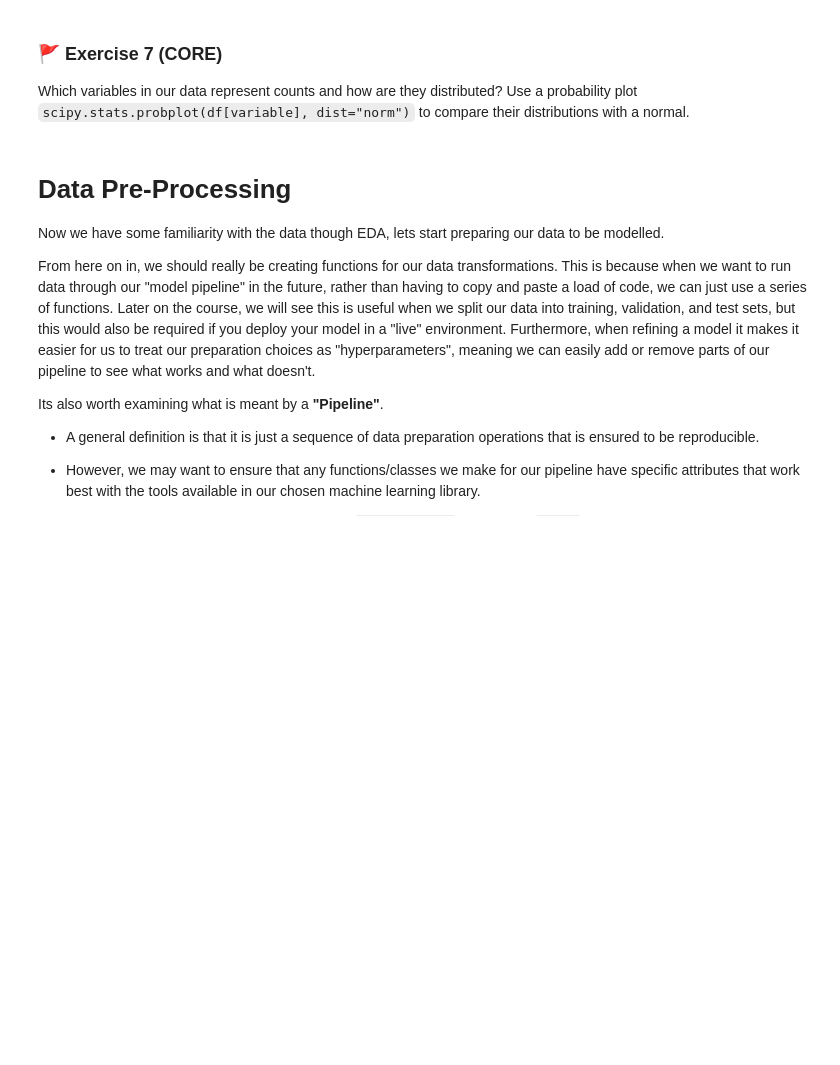
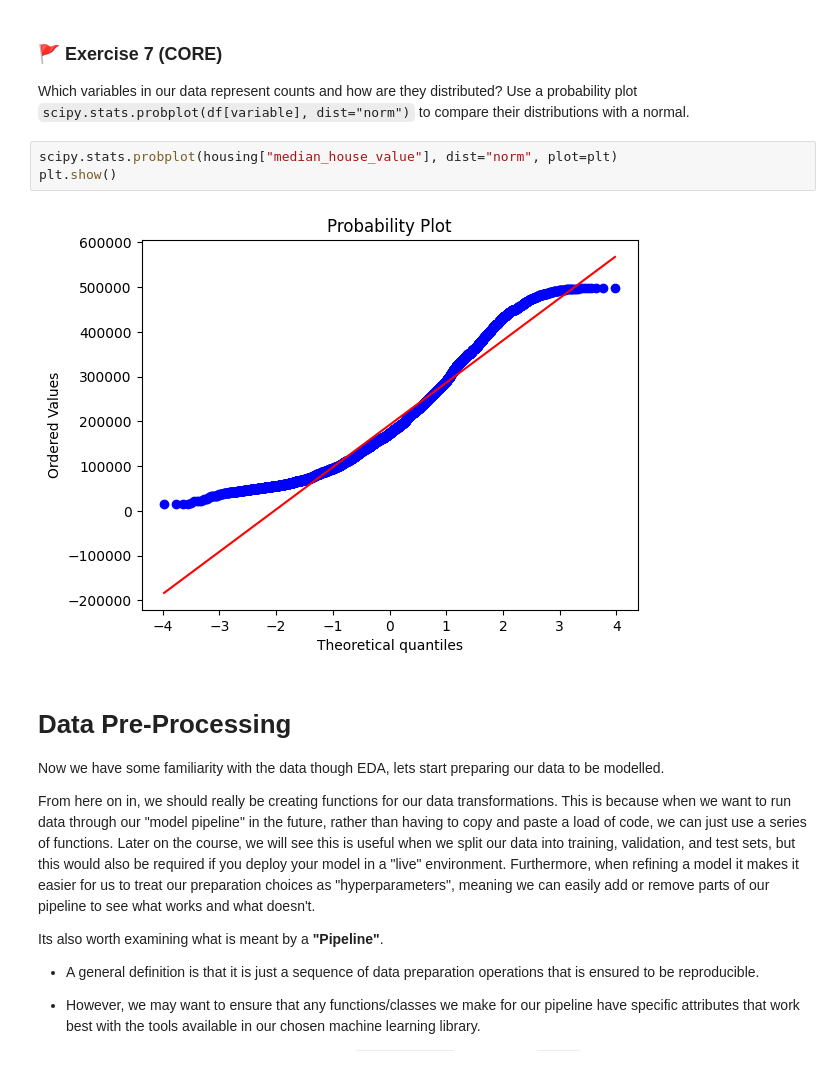
Before and after one commit to kaja-bio/MLPy_2025_week01, a Jupyter notebook: mlp_week01.ipynb, the cells around one changed output. Cells and saved outputs as stored; diff of their text form; blank space fills up the shorter version.

```diff
--- a/mlp_week01.ipynb
+++ b/mlp_week01.ipynb
@@ -190,6 +295,11 @@ Use `sns.pairplot` to further investigate the joint relationship between each pa
 ### 🚩 Exercise 7 (CORE)
 
 Which variables in our data represent counts and how are they distributed? Use a probability plot `scipy.stats.probplot(df[variable], dist="norm")` to compare their distributions with a normal.
+# %%
+scipy.stats.probplot(housing["median_house_value"], dist="norm", plot=plt)
+plt.show()
+# %% [output]
+[figure, added]
 # %% [markdown]
 # Data Pre-Processing <a id='prep'></a>
 
```
Also changed, not shown: parts of 17 cells of this notebook.
